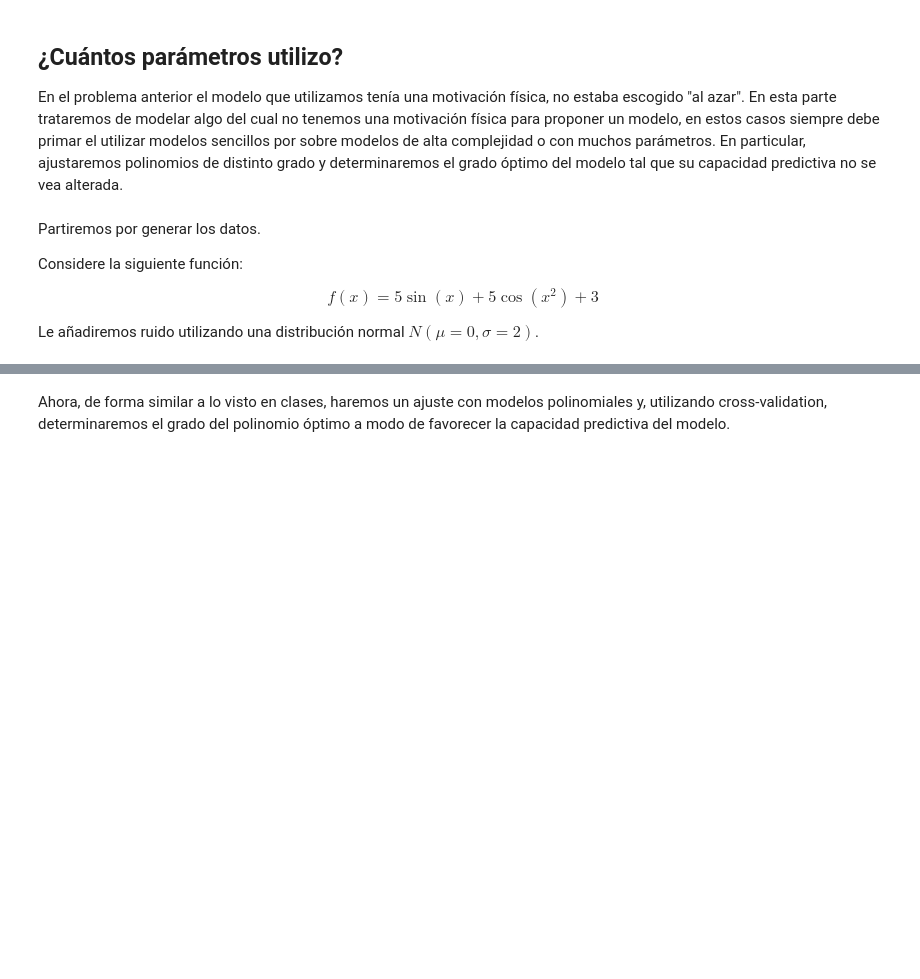
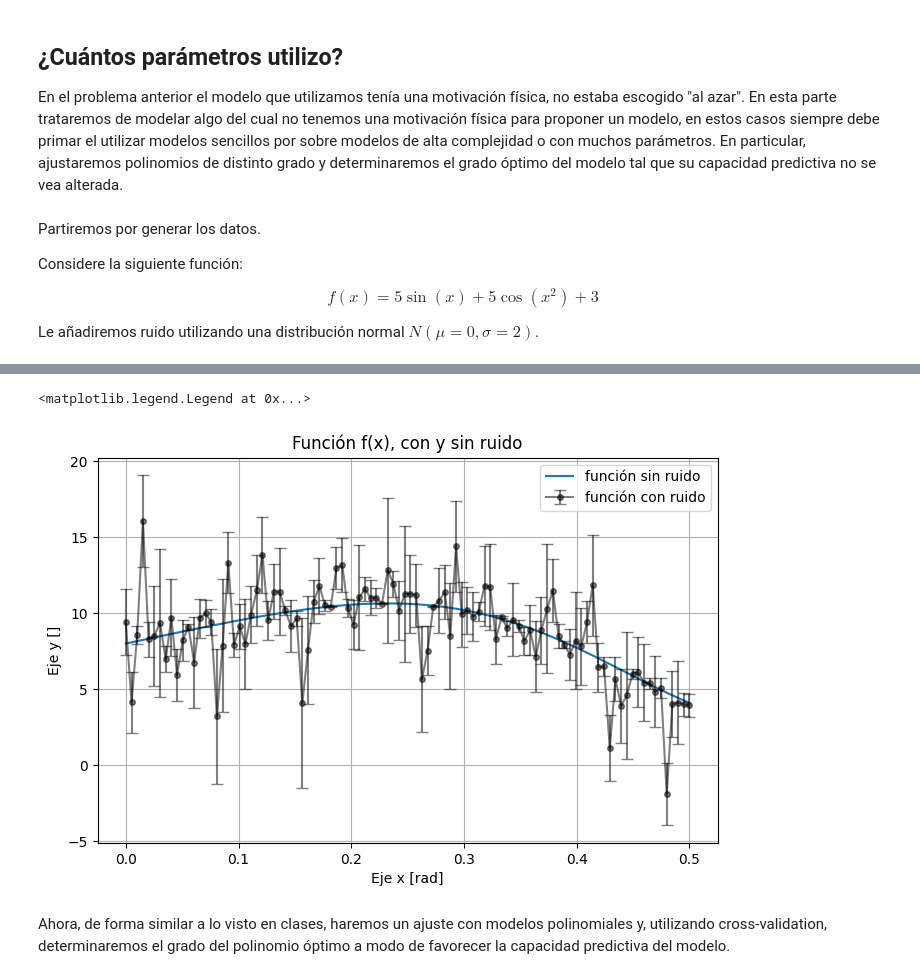
Before and after one commit to aliwen-figueroa/Tarea-3-aliwen-figueroa, a Jupyter notebook: Tarea3.ipynb, the cells around one changed output, grey strips where cells are left out. Drawn from its saved outputs; the diff is of its cells as text; code cells hidden in the pictures; blank space fills up the shorter version.

```diff
--- a/Tarea3.ipynb
+++ b/Tarea3.ipynb
@@ -324,3 +311,27 @@ y_ruido =
+# %%
+N_data = 100
+x = np.linspace(0,np.pi/2, N_data)
+
+# Calcule un arreglo con los valores de la función f(x) con el arreglo antes definido
+y_real = 5*np.sin(x) + 5*np.cos(x**2) + 3
+
+# errores (random) y ruido (random)
+sigmas = np.random.normal(loc=0,scale=2,size=N_data)
+sigmas = np.abs(sigmas)
+y_ruido = np.random.normal(loc=5*np.sin(x) + 5*np.cos(x**2) + 3,scale=sigmas)
+
+# gráfico
+plt.figure(figsize=[8,5])
+plt.grid(True)
+plt.title("Función f(x), con y sin ruido")
+plt.xlabel("Eje x [rad]")
+plt.ylabel("Eje y []")
+plt.plot(x/(np.pi),y_real,label="función sin ruido")
+plt.errorbar(x/(np.pi),y_ruido,yerr=sigmas,color="black",alpha=0.5,capsize=4, marker="o", markersize=4,label="función con ruido")
+plt.legend()
+# %% [output]
+<matplotlib.legend.Legend at 0x...>
+[figure, added]
 # %% [markdown]
 Ahora, de forma similar a lo visto en clases, haremos un ajuste con modelos polinomiales y, utilizando cross-validation, determinaremos el grado del polinomio óptimo a modo de favorecer la capacidad predictiva del modelo.
 # %%
```
Also changed, not shown: parts of 11 cells of this notebook.
